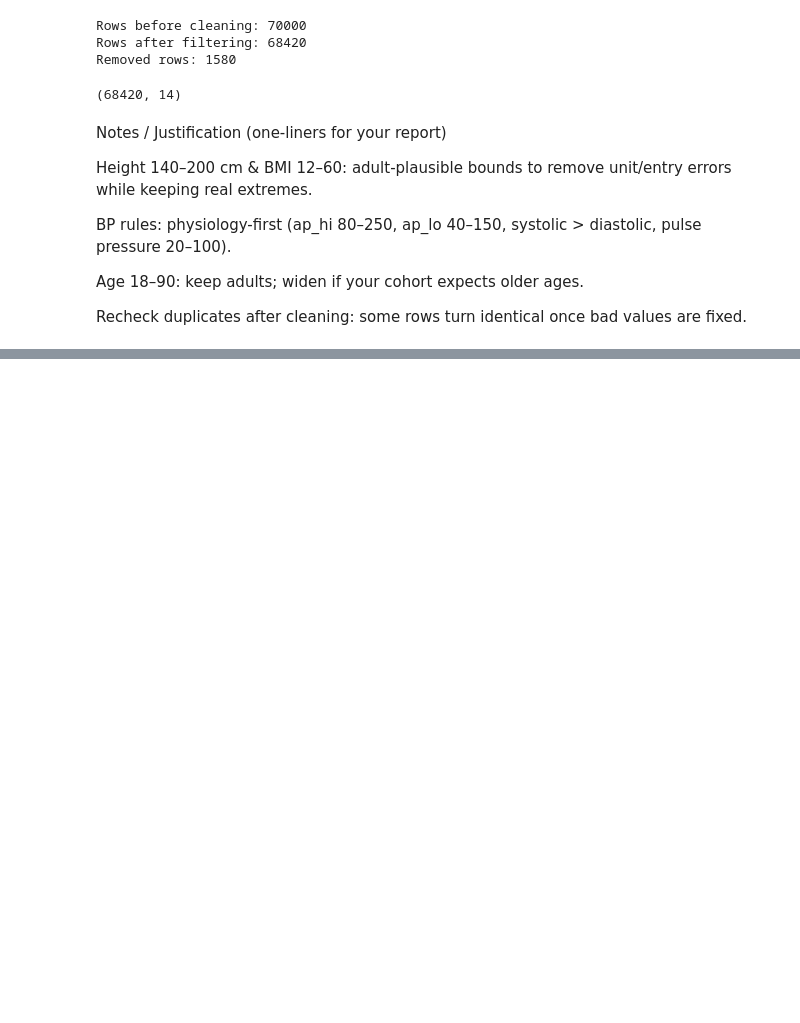
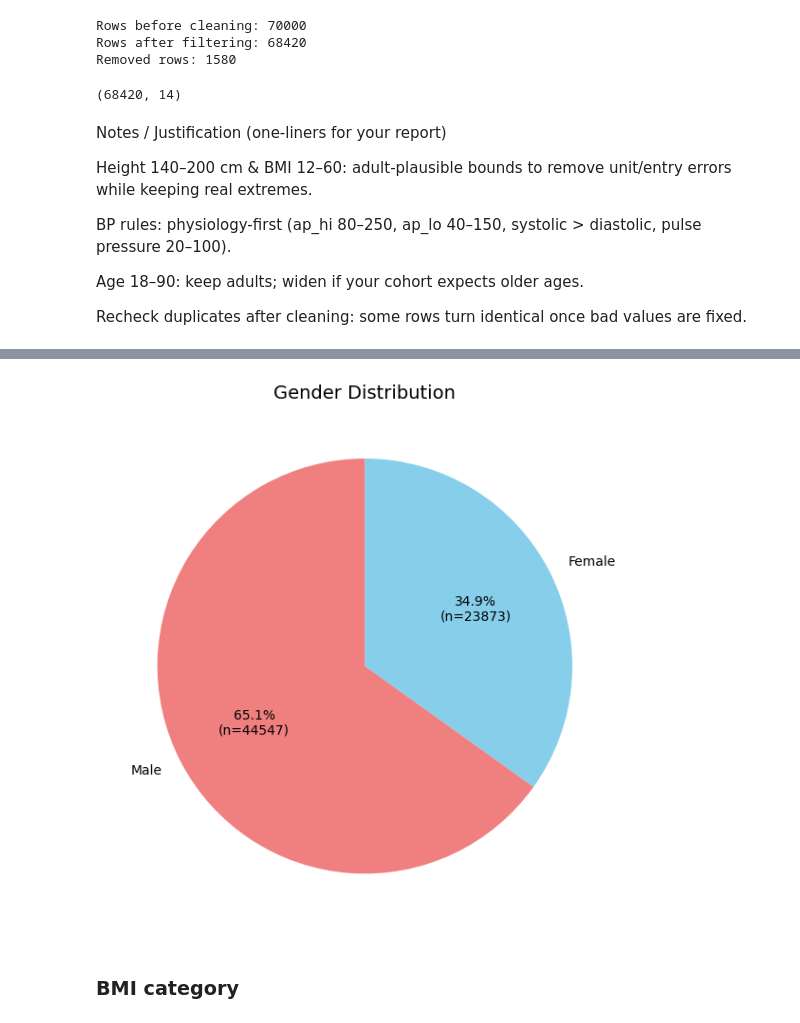
Before and after one commit to lizabguercho/DI_Final_Project_CVD, a Jupyter notebook: Final_project.ipynb, the cells around one changed output, grey strips where cells are left out. Saved outputs shown, nothing was run; the diff lists cells and outputs as text; code cells hidden in the pictures; blank space fills up the shorter version.

```diff
--- a/Final_project.ipynb
+++ b/Final_project.ipynb
@@ -495,0 +465,4 @@ weighted avg      0.730     0.727     0.726     13684
+# %%
+plot_pie(df_clean,"gender_label",title = "Gender Distribution",colors =["skyblue","lightcoral"])
+# %% [output]
+[figure, added]
@@ -495,0 +482,2 @@ weighted avg      0.730     0.727     0.726     13684
+# %% [markdown]
+### BMI category
```
Also changed, not shown: parts of 23 cells of this notebook, 3 other files.
